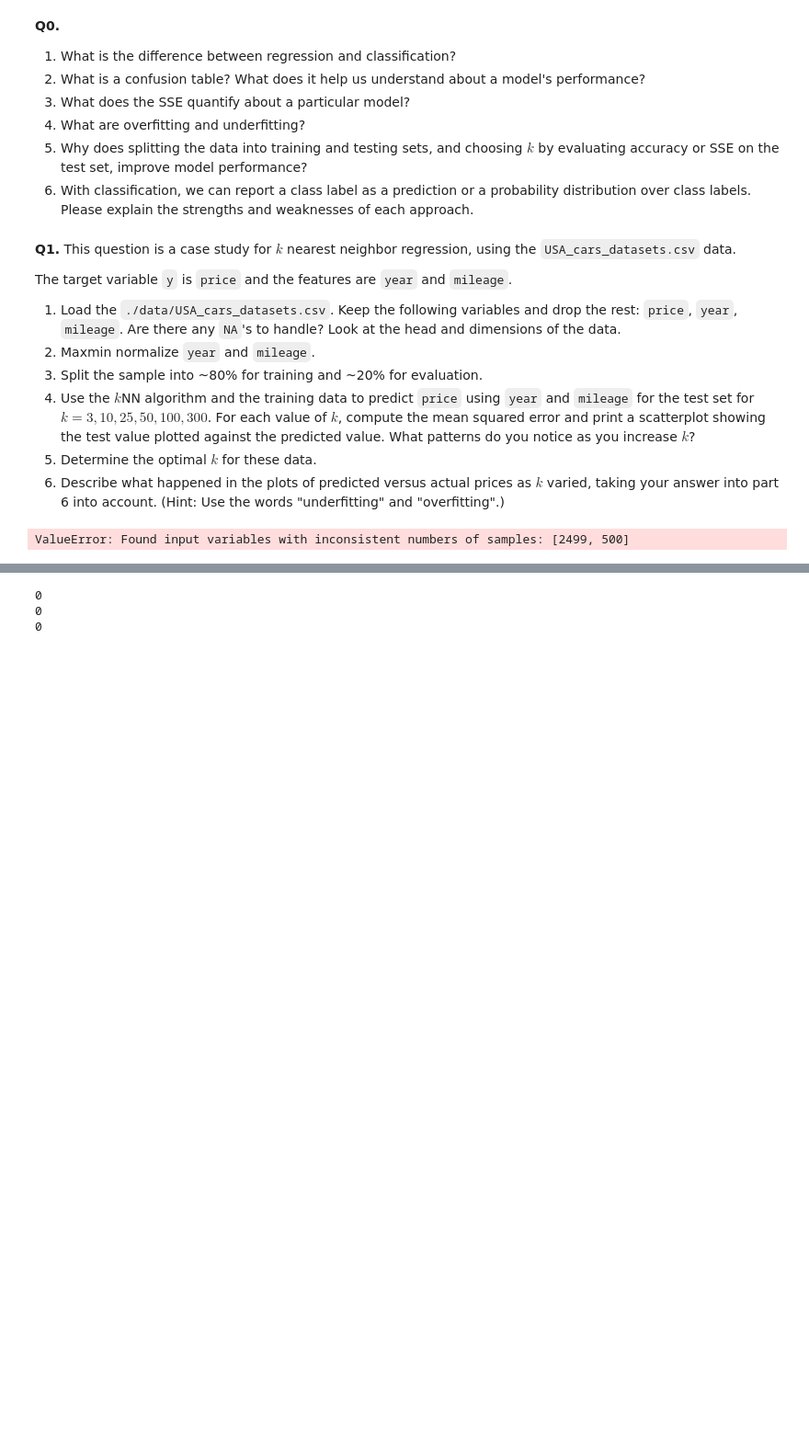
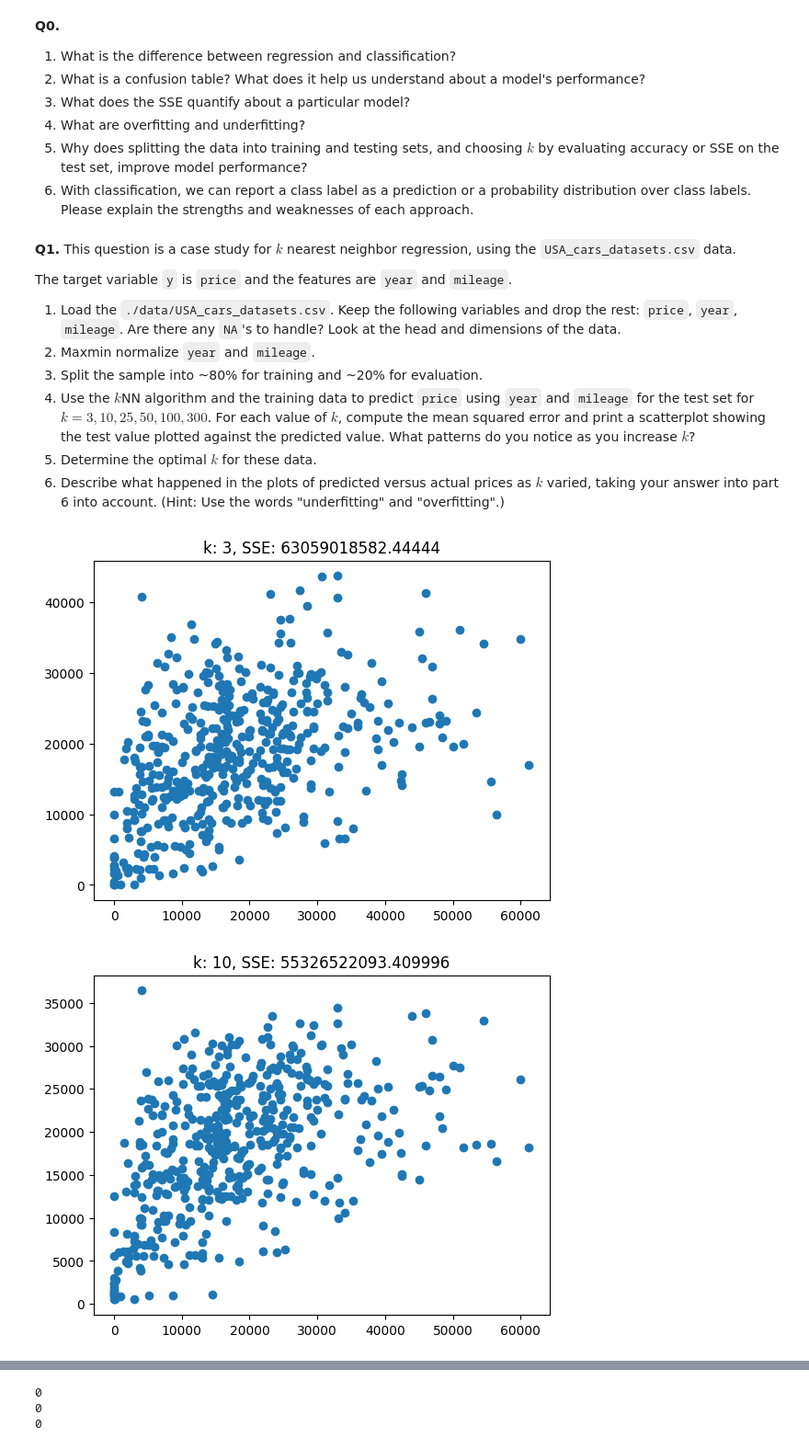
Before and after one commit to borayd3/knn, a Jupyter notebook: assignment_knn.ipynb, the cells around one changed output, grey strips where cells are left out. Shown at 92% size. Drawn from its saved outputs; the diff is of its cells as text; code cells hidden in the pictures; blank space fills up the shorter version.

Commit message:
scatterplot for Q1

```diff
--- a/assignment_knn.ipynb
+++ b/assignment_knn.ipynb
@@ -25,11 +25,24 @@ The target variable `y` is `price` and the features are `year` and `mileage`.
 6. Describe what happened in the plots of predicted versus actual prices as $k$ varied, taking your answer into part 6 into account. (Hint: Use the words "underfitting" and "overfitting".)
 # %%
 from sklearn.neighbors import KNeighborsRegressor
+import matplotlib.pyplot as plt
+#X_train, X_test, y_train, y_test = tt_split(usa_carsMY,price1, test_size=.2, random_state=100)
 
 for k in [3,10,25,50,100,300] :
     model = KNeighborsRegressor(n_neighbors=k)
-    fit_model = model.fit(X_train,X_test)
-    y_hat = fitted_model.predict(x_hat)
-    sum_SE = np.sum((y_test-fit_model) )
+    fit_model = model.fit(X_train,y_train)
+    y_hat = fit_model.predict(X_test)
+    err_sq = ((y_test-y_hat)**2)
+    sum_SE = np.sum(err_sq) # this is the sum squared error
+    mean_SE = np.mean(err_sq) # This is the mean square error. I wasnt sure if you meant mean squared error, mean sum squared error, or sum squared error so I just did all three as I worked towards the mean squared error.
+    mean_sumSE1 = np.sum(sum_SE)
+    mean_SE2 = np.mean(mean_sumSE1) # this is the mean sum squared error
+    #print(sum_SE)
+    plot, axes = plt.subplots()
+    plt.scatter(y_test, y_hat)
+    k_str = str(k)
+    SE_str = str(sum_SE)
+    plt.title('k: ' +(k_str)+ ', SSE: ' +(SE_str))
 # %% [output]
-ValueError: Found input variables with inconsistent numbers of samples: [2499, 500]
+[figure, added]
+[figure, added]
```
Also changed, not shown: parts of 1 cell of this notebook.
